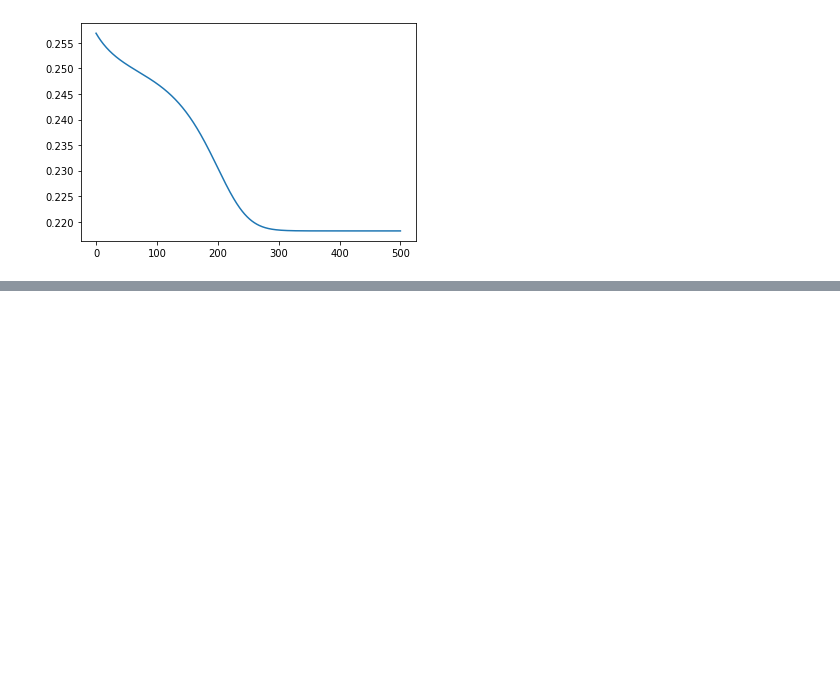
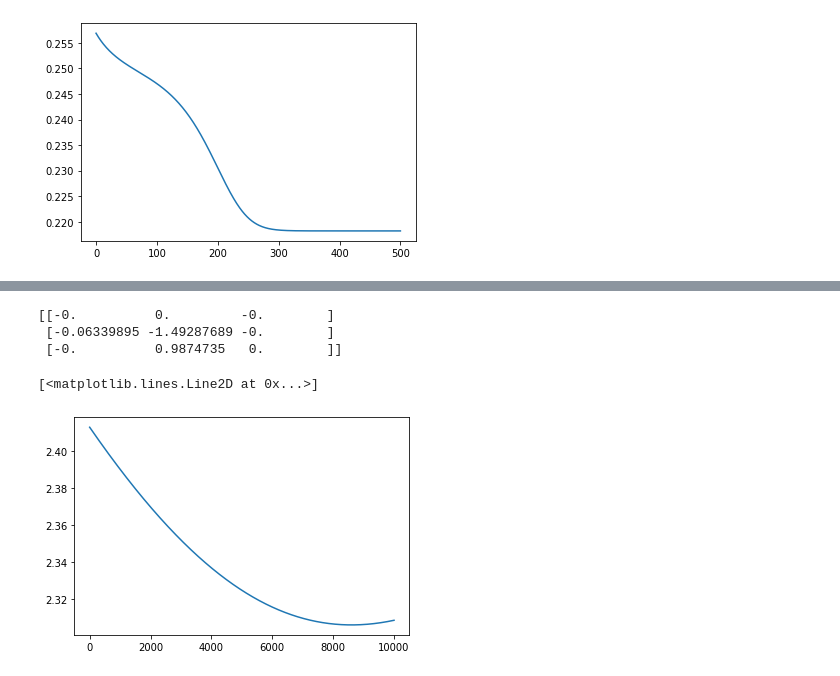
Before and after one commit to SeanScripts/graph-backprop, a Jupyter notebook: graph_backprop.ipynb, the cells around one changed output, grey strips where cells are left out. Cells and saved outputs as stored; diff of their text form; code cells hidden in the pictures; blank space fills up the shorter version.

```diff
--- a/graph_backprop.ipynb
+++ b/graph_backprop.ipynb
@@ -456,0 +547,9 @@ plt.plot(errs_rg)
+# %%
+# This clearly still has bugs
+plt.plot(rec.train([[[1]]], [[[0.5*(-1)**i] for i in range(12)]], delay=2, learning_rate=0.1, epochs=10000, verbose=True))
+# %% [output]
+[[-0.          0.         -0.        ]
+ [-0.06339895 -1.49287689 -0.        ]
+ [-0.          0.9874735   0.        ]]
+[<matplotlib.lines.Line2D at 0x...>]
+[figure, added]
```
Also changed, not shown: parts of 7 cells of this notebook.
